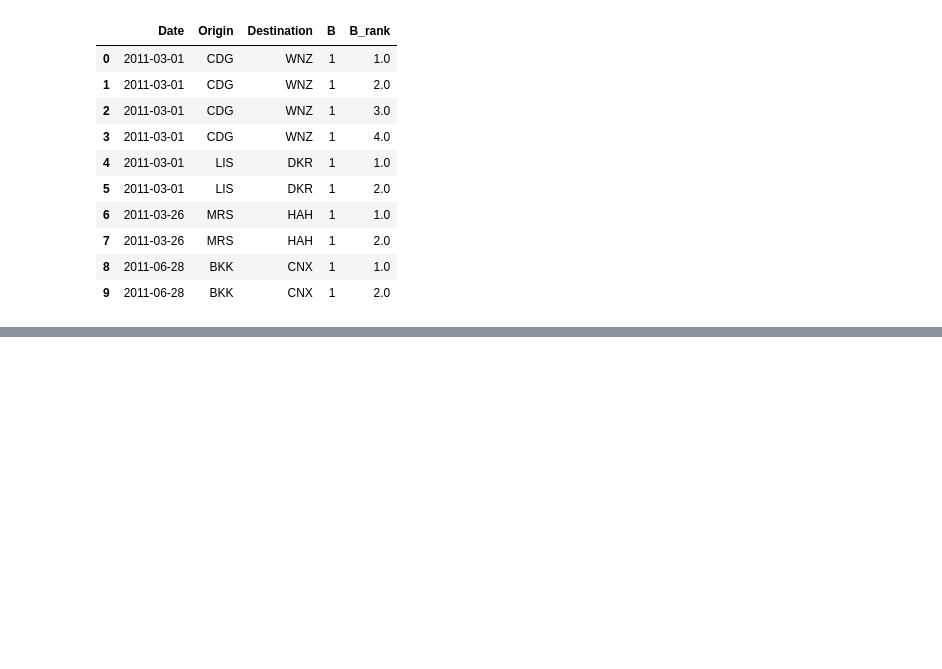
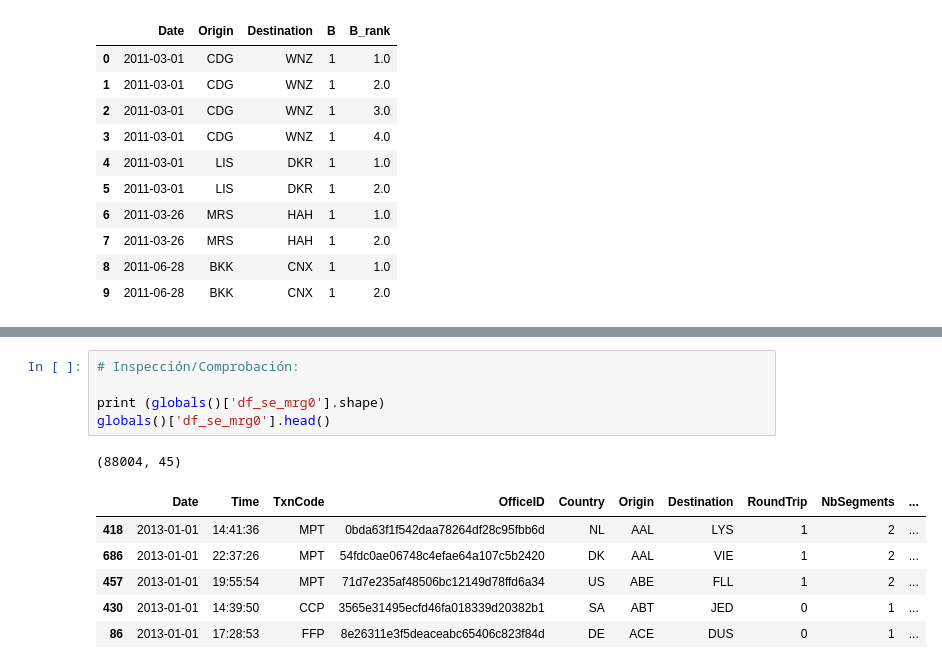
Before and after one commit to bdeotto/reto_Amadeus, a Jupyter notebook: reto_Amadeus.ipynb, the cells around one changed output, grey strips where cells are left out. Saved outputs shown, nothing was run; the diff lists cells and outputs as text; blank space fills up the shorter version.

```diff
--- a/reto_Amadeus.ipynb
+++ b/reto_Amadeus.ipynb
@@ -1949,0 +2043,13 @@ globals()['df_bo_mini10'].tail(10)
+# %%
+# Inspección/Comprobación:
+
+print (globals()['df_se_mrg0'].shape)
+globals()['df_se_mrg0'].head()
+# %% [output]
+(88004, 45)
+|  | Date | Time | TxnCode | OfficeID | Country | Origin | Destination | RoundTrip | NbSegments | ... |
+| 418 | 2013-01-01 | 14:41:36 | MPT | 0bda63f1f542daa78264df28c95fbb6d | NL | AAL | LYS | 1 | 2 | ... |
+| 686 | 2013-01-01 | 22:37:26 | MPT | 54fdc0ae06748c4efae64a107c5b2420 | DK | AAL | VIE | 1 | 2 | ... |
+| 457 | 2013-01-01 | 19:55:54 | MPT | 71d7e235af48506bc12149d78ffd6a34 | US | ABE | FLL | 1 | 2 | ... |
+| 430 | 2013-01-01 | 14:39:50 | CCP | 3565e31495ecfd46fa018339d20382b1 | SA | ABT | JED | 0 | 1 | ... |
+| 86 | 2013-01-01 | 17:28:53 | FFP | 8e26311e3f5deaceabc65406c823f84d | DE | ACE | DUS | 0 | 1 | ... |
```
Also changed, not shown: parts of 19 cells of this notebook, 1 other file.
